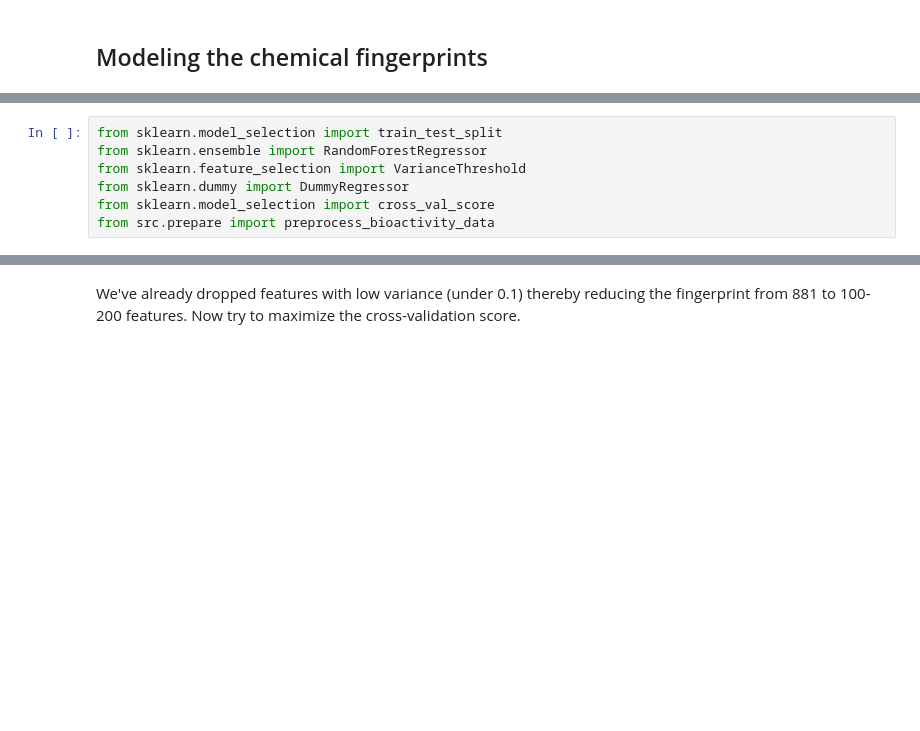
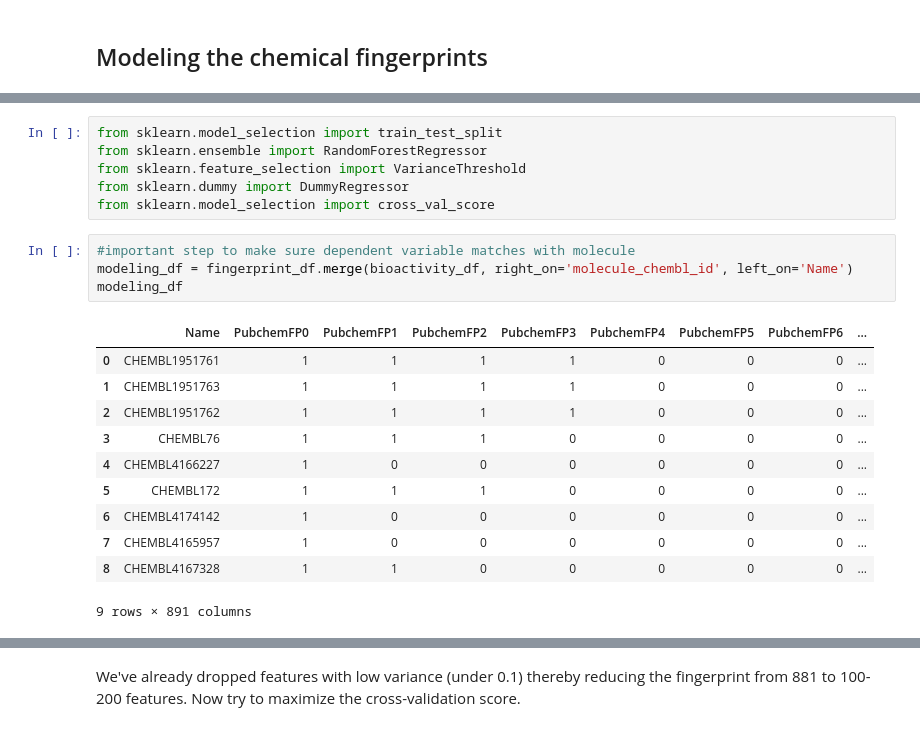
Before and after one commit to Germain-Drug-Discovery-Project/drug-discovery-project, a Jupyter notebook: drug-discovery-1.ipynb, the cells around one changed output, grey strips where cells are left out. Drawn from its saved outputs; the diff is of its cells as text; blank space fills up the shorter version.

```diff
--- a/drug-discovery-1.ipynb
+++ b/drug-discovery-1.ipynb
@@ -116,5 +172,20 @@ from sklearn.ensemble import RandomForestRegressor
 from sklearn.feature_selection import VarianceThreshold
 from sklearn.dummy import DummyRegressor
 from sklearn.model_selection import cross_val_score
-from src.prepare import preprocess_bioactivity_data
+# %%
+#important step to make sure dependent variable matches with molecule
+modeling_df = fingerprint_df.merge(bioactivity_df, right_on='molecule_chembl_id', left_on='Name')
+modeling_df
+# %% [output]
+|  | Name | PubchemFP0 | PubchemFP1 | PubchemFP2 | PubchemFP3 | PubchemFP4 | PubchemFP5 | PubchemFP6 | ... |
+| 0 | CHEMBL1951761 | 1 | 1 | 1 | 1 | 0 | 0 | 0 | ... |
+| 1 | CHEMBL1951763 | 1 | 1 | 1 | 1 | 0 | 0 | 0 | ... |
+| 2 | CHEMBL1951762 | 1 | 1 | 1 | 1 | 0 | 0 | 0 | ... |
+| 3 | CHEMBL76 | 1 | 1 | 1 | 0 | 0 | 0 | 0 | ... |
+| 4 | CHEMBL4166227 | 1 | 0 | 0 | 0 | 0 | 0 | 0 | ... |
+| 5 | CHEMBL172 | 1 | 1 | 1 | 0 | 0 | 0 | 0 | ... |
+| 6 | CHEMBL4174142 | 1 | 0 | 0 | 0 | 0 | 0 | 0 | ... |
+| 7 | CHEMBL4165957 | 1 | 0 | 0 | 0 | 0 | 0 | 0 | ... |
+| 8 | CHEMBL4167328 | 1 | 1 | 0 | 0 | 0 | 0 | 0 | ... |
+9 rows × 891 columns
 # %%
```
Also changed, not shown: parts of 25 cells of this notebook, 1 other file.
